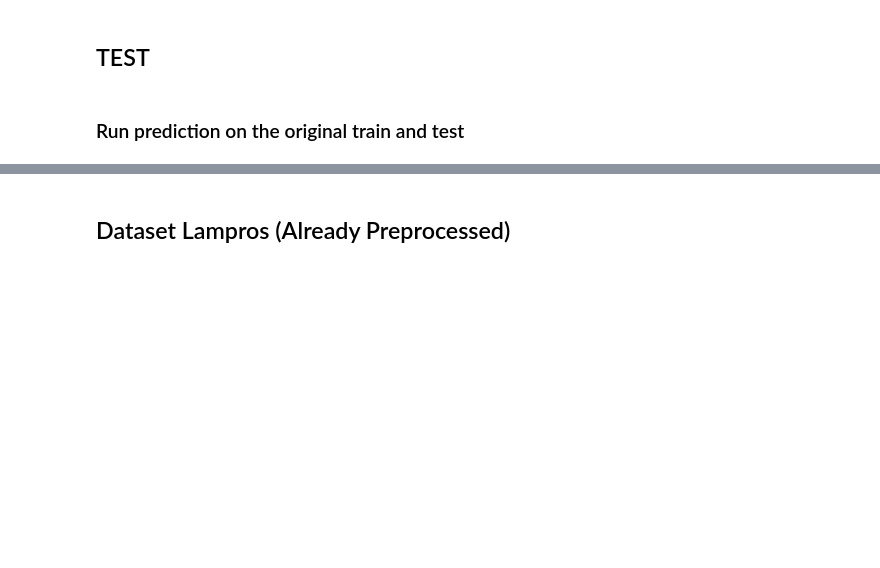
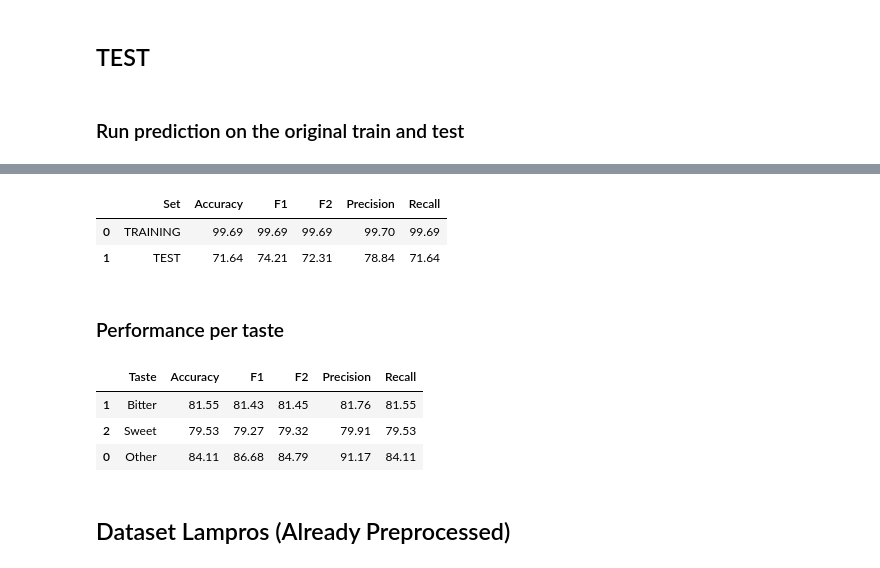
Before and after one commit to lorenzopallante/VirtuousMultiTaste, a Jupyter notebook: notebook/test.ipynb, the cells around one changed output, grey strips where cells are left out. Cells and saved outputs as stored; diff of their text form; code cells hidden in the pictures; blank space fills up the shorter version.

Commit message:
update tests

```diff
--- a/notebook/test.ipynb
+++ b/notebook/test.ipynb
@@ -145,3 +128,63 @@ weighted avg       0.25      0.27      0.25      3410
+# %%
+# calculate performance
+from sklearn.metrics import accuracy_score, f1_score, fbeta_score, precision_score, recall_score, auc
+
+test_performance = pd.DataFrame()
+test_performance ['Set'] = ['TRAINING', 'TEST']
+test_performance ['Accuracy'] = [accuracy_score(true_values_train, predicted_values_train).round(4)*100,accuracy_score(true_values_test, predicted_values_test).round(4)*100]
+test_performance ['F1'] = [f1_score(true_values_train, predicted_values_train, average='weighted').round(4)*100,f1_score(true_values_test, predicted_values_test, average='weighted').round(4)*100]
+test_performance ['F2'] = [fbeta_score(true_values_train, predicted_values_train, average='weighted', beta=2).round(4)*100,fbeta_score(true_values_test, predicted_values_test, average='weighted', beta=2).round(4)*100]
+test_performance ['Precision'] = [precision_score(true_values_train, predicted_values_train, average='weighted').round(4)*100,precision_score(true_values_test, predicted_values_test, average='weighted').round(4)*100]
+test_performance ['Recall'] = [recall_score(true_values_train, predicted_values_train, average='weighted').round(4)*100,recall_score(true_values_test, predicted_values_test, average='weighted').round(4)*100]
+test_performance
+# %% [output]
+|  | Set | Accuracy | F1 | F2 | Precision | Recall |
+| 0 | TRAINING | 99.69 | 99.69 | 99.69 | 99.70 | 99.69 |
+| 1 | TEST | 71.64 | 74.21 | 72.31 | 78.84 | 71.64 |
+# %% [markdown]
+### Performance per taste
+# %%
+#calculate accuracy for each class for the test data
+df = pd.DataFrame()
+df['True'] = true_values_test
+df['Predicted'] = predicted_values_test
+
+tastes = df['True'].unique()
+accuracy = []
+f1 = []
+f2 = []
+precision = []
+recall = []
+AUC = []
+
+for i in df['True'].unique():
+
+    df2 = df.copy()
+    # convert to binary (sweet vs not sweet, umami vs not umami, bitter vs not bitter, other vs not other)
+    df2['True'] = df2['True'].apply(lambda x: 1 if x == i else 0)
+    df2['Predicted'] = df2['Predicted'].apply(lambda x: 1 if x == i else 0)
+
+    # calculate accuracy, f1, f2, precision, recall and AUC for the test data
+    accuracy.append(accuracy_score(df2.iloc[:,0], df2.iloc[:,1]).round(4)*100)
+    f1.append(f1_score(df2.iloc[:,0], df2.iloc[:,1], average='weighted').round(4)*100)
+    f2.append(fbeta_score(df2.iloc[:,0], df2.iloc[:,1], average='weighted', beta=2).round(4)*100)
+    precision.append(precision_score(df2.iloc[:,0], df2.iloc[:,1], average='weighted').round(4)*100)
+    recall.append(recall_score(df2.iloc[:,0], df2.iloc[:,1], average='weighted').round(4)*100)
+
+performance_tastes = pd.DataFrame()
+performance_tastes['Taste'] = df['True'].unique()
+performance_tastes['Accuracy'] = accuracy
+performance_tastes['F1'] = f1
+performance_tastes['F2'] = f2
+performance_tastes['Precision'] = precision
+performance_tastes['Recall'] = recall
+performance_tastes = performance_tastes.iloc[[1,2,0],:]
+performance_tastes
+# %% [output]
+|  | Taste | Accuracy | F1 | F2 | Precision | Recall |
+| 1 | Bitter | 81.55 | 81.43 | 81.45 | 81.76 | 81.55 |
+| 2 | Sweet | 79.53 | 79.27 | 79.32 | 79.91 | 79.53 |
+| 0 | Other | 84.11 | 86.68 | 84.79 | 91.17 | 84.11 |
 # %% [markdown]
 ## Dataset Lampros (Already Preprocessed)
 # %%
```
Also changed, not shown: parts of 5 cells of this notebook, 15 other files.
